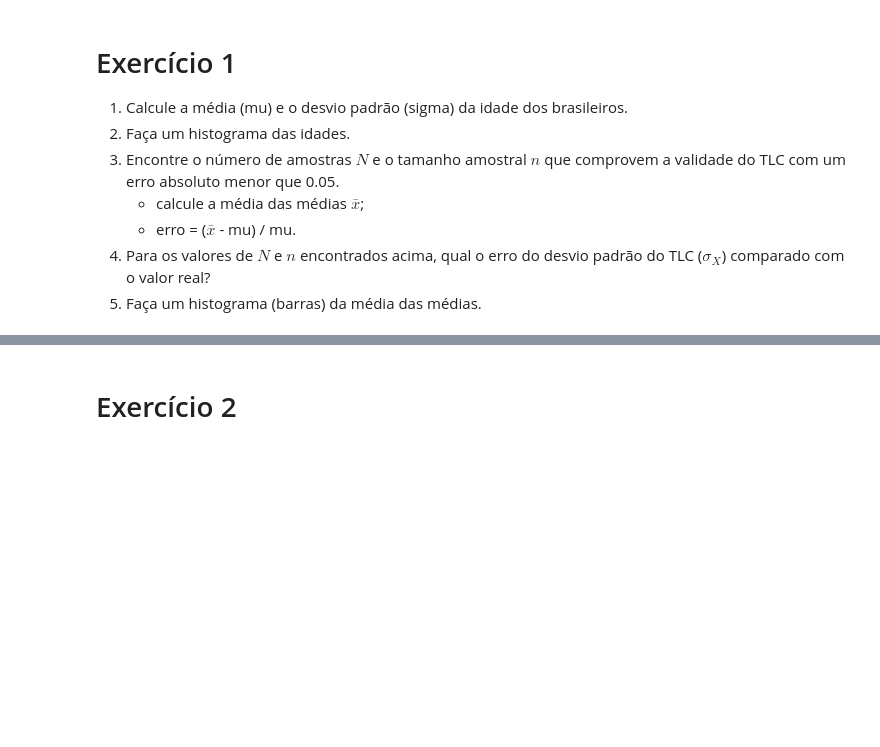
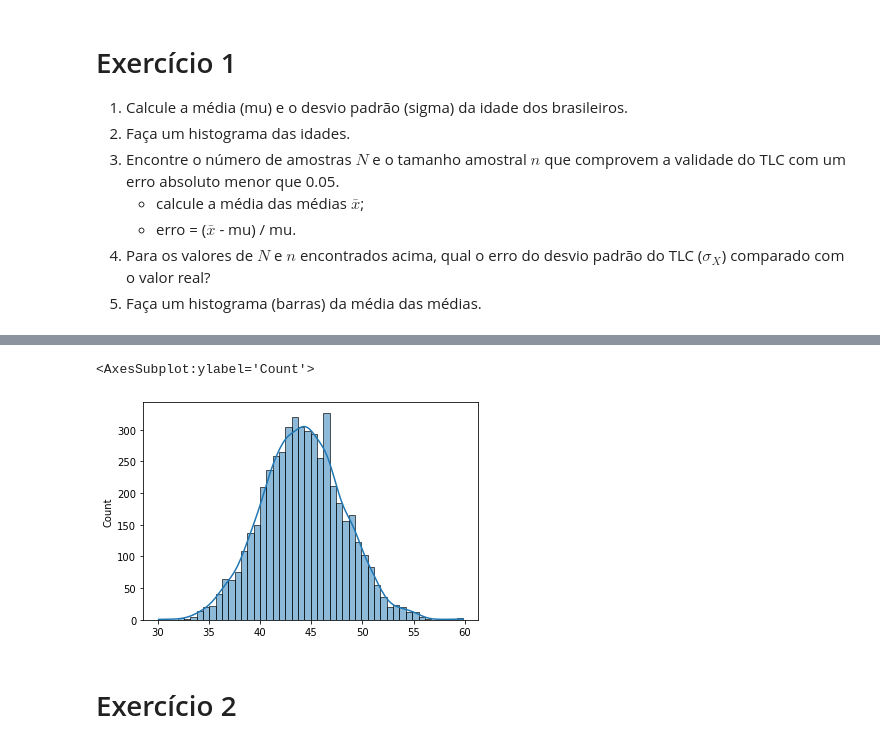
Before and after one commit to FelipeQCruz/BootCamp, a Jupyter notebook: Matemática e estatística/08_e_09_amostragem_e_CLT/09_exercicio.ipynb, the cells around one changed output, grey strips where cells are left out. Cells and saved outputs as stored; diff of their text form; code cells hidden in the pictures; blank space fills up the shorter version.

```diff
--- a/Matemática e estatística/08_e_09_amostragem_e_CLT/09_exercicio.ipynb
+++ b/Matemática e estatística/08_e_09_amostragem_e_CLT/09_exercicio.ipynb
@@ -42,3 +84,8 @@ df.head()
+# %%
+sns.histplot(x=means, kde=True)
+# %% [output]
+<AxesSubplot:ylabel='Count'>
+[figure, added]
 # %% [markdown]
 # Exercício 2
 # %% [markdown]
```
Also changed, not shown: parts of 8 cells of this notebook, 2 other files.
